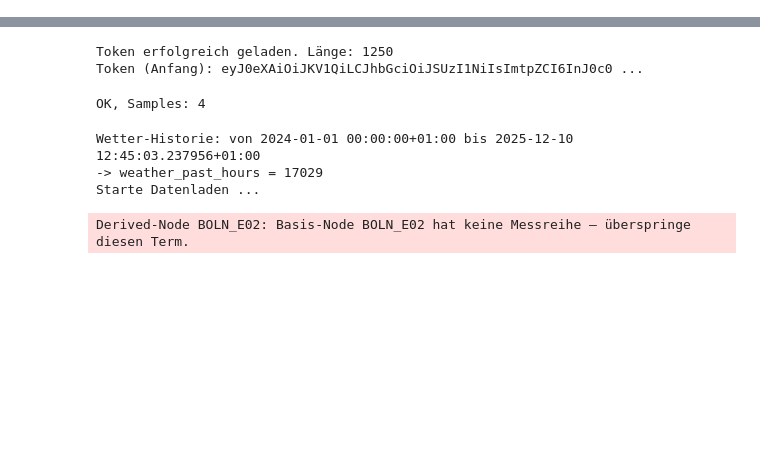
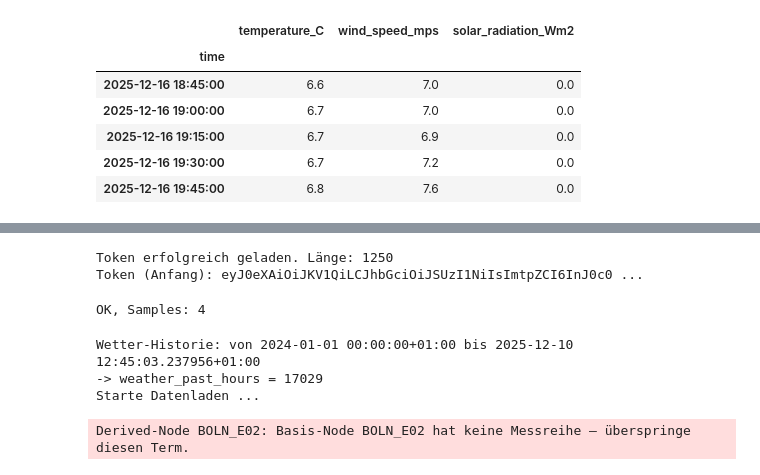
Before and after one commit to Krawinator/masterthesis, a Jupyter notebook: test_before_implement.ipynb, the cells around one changed output, grey strips where cells are left out. Saved outputs shown, nothing was run; the diff lists cells and outputs as text; code cells hidden in the pictures; blank space fills up the shorter version.

```diff
--- a/test_before_implement.ipynb
+++ b/test_before_implement.ipynb
@@ -1,23 +1,58 @@
 # %%
-from src.utils.logging_config import setup_logging
-from data.weather_loader import fetch_weather_open_meteo, save_weather_to_csv
+import pandas as pd
+from src.data.weather_loader import fetch_weather_open_meteo
 
-setup_logging()
+LAT = 54.3233   # <- ggf. anpassen
+LON = 10.1228
 
-lat = 54.77059160675461
-lon = 9.309187447739384
+FORECAST_HOURS = 30
+EXPECTED_STEPS = FORECAST_HOURS * 4
+
+# "jetzt" in UTC, auf 15min gerastert
+now_utc_aware = pd.Timestamp.now(tz="UTC").floor("15min")
+
+# Für den Vergleich machen wir eine naive Version (UTC-naiv)
+now_utc_naive = now_utc_aware.tz_convert("UTC").tz_localize(None)
+
+# Hist-Zeitfenster (egal für Forecast, aber Funktion braucht es)
+start_time = (now_utc_aware - pd.Timedelta(days=2)).to_pydatetime()
+end_time   = now_utc_aware.to_pydatetime()
 
 df_hist, df_fc = fetch_weather_open_meteo(
-    latitude=lat,
-    longitude=lon,
-    past_hours=24,
-    forecast_hours=24,
+    latitude=LAT,
+    longitude=LON,
+    start_time=start_time,
+    end_time=end_time,
+    timezone="UTC",
+    model="icon_seamless",
+    forecast_hours=FORECAST_HOURS,
+    output_timezone=None,
 )
 
-save_weather_to_csv(
-    df_hist,
-    df_fc,
-    hist_path="wetter_historisch_letzte24h_15min.csv",
-    forecast_path="wetter_prognose_24h_15min.csv",
+# ---------------- Validierungen ----------------
+
+# 1) Länge
+assert len(df_fc) == EXPECTED_STEPS, f"Forecast-Länge falsch: {len(df_fc)} statt {EXPECTED_STEPS}"
+
+# 2) 15-Minuten-Raster
+steps = df_fc.index.to_series().diff().dropna().unique()
+assert len(steps) == 1 and steps[0] == pd.Timedelta("15min"), f"Unerwartete Zeitauflösung: {steps}"
+
+# 3) Startzeit plausibel (Vergleich tz-naiv gegen tz-naiv)
+fc_start = df_fc.index.min()  # tz-naiv
+assert fc_start >= now_utc_naive, f"Forecast startet in der Vergangenheit: {fc_start} < {now_utc_naive}"
+
+# 4) NaNs (Info)
+print("NaNs pro Spalte:")
+print(df_fc.isna().sum())
+
+print(
+    "✅ Forecast OK\n"
+    f"   now (UTC naive): {now_utc_naive}\n"
+    f"   Start: {df_fc.index.min()}\n"
+    f"   Ende : {df_fc.index.max()}\n"
+    f"   Punkte: {len(df_fc)}"
 )
+
+df_fc.head()
 # %% [output]
@@ -31 +69,8 @@ save_weather_to_csv(
+|  | temperature_C | wind_speed_mps | solar_radiation_Wm2 |
+| time |  |  |  |
+| 2025-12-16 18:45:00 | 6.6 | 7.0 | 0.0 |
+| 2025-12-16 19:00:00 | 6.7 | 7.0 | 0.0 |
+| 2025-12-16 19:15:00 | 6.7 | 6.9 | 0.0 |
+| 2025-12-16 19:30:00 | 6.7 | 7.2 | 0.0 |
+| 2025-12-16 19:45:00 | 6.8 | 7.6 | 0.0 |
 # %%
```
Also changed, not shown: parts of 9 cells of this notebook, 10 other files.
